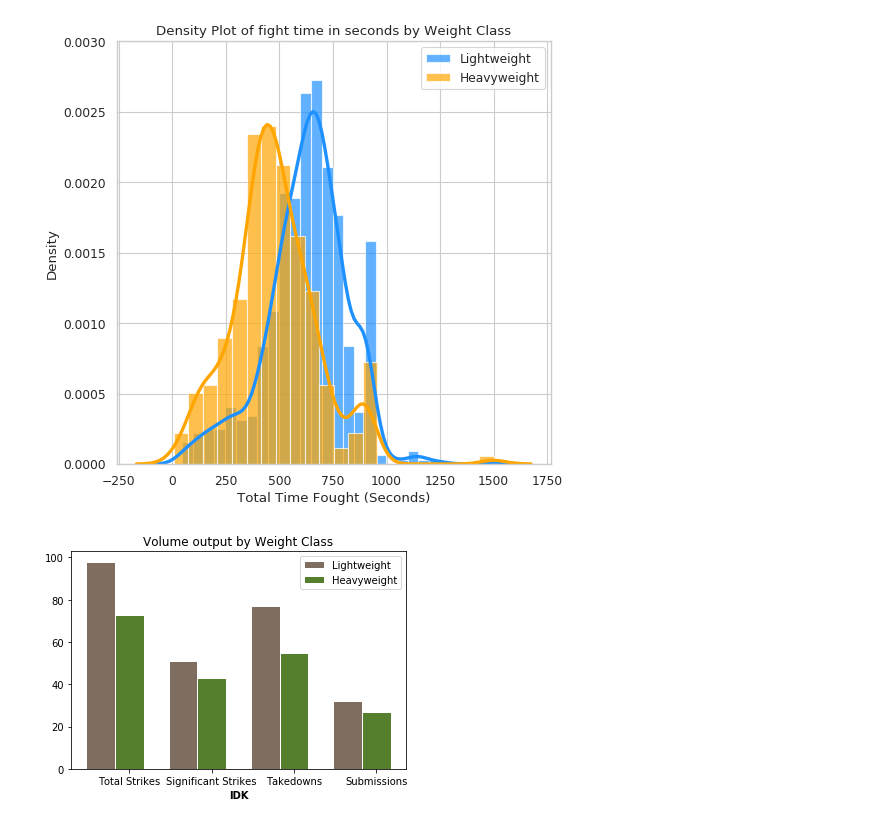
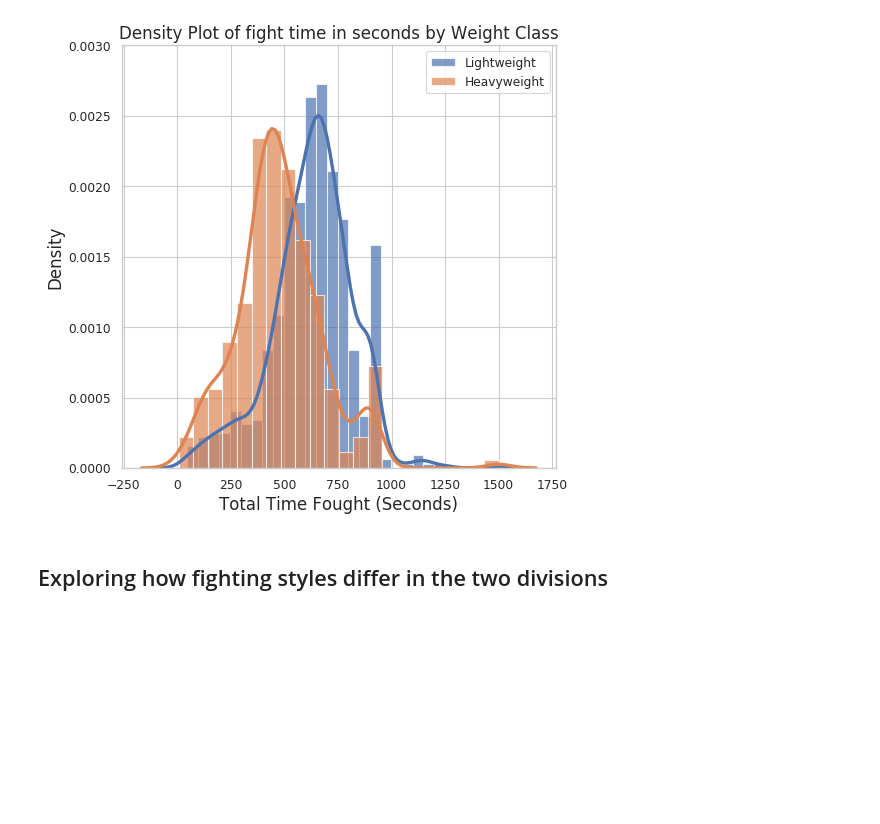
Before and after one commit to skredenmathias/DS-Unit-1-Build, a Jupyter notebook: Build_Week_1_UFC.ipynb, the cells around one changed output. Cells and saved outputs as stored; diff of their text form; code cells hidden in the pictures; blank space fills up the shorter version.

```diff
--- a/Build_Week_1_UFC.ipynb
+++ b/Build_Week_1_UFC.ipynb
@@ -121,35 +151,21 @@ sns.kdeplot(total_time_heavyweight);
 # %%
-# Consider drawing this one without whitegrid.
-
 # Draw Plot
 plt.figure(figsize=(7,7), dpi=80, )
-sns.distplot(total_time_lightweight, color="dodgerblue", label="Lightweight",
+sns.distplot(total_time_lightweight, label="Lightweight",
              hist_kws={'alpha':.7}, kde_kws={'linewidth':3})
-sns.distplot(total_time_heavyweight, color="orange", label="Heavyweight",
+sns.distplot(total_time_heavyweight, label="Heavyweight",
              hist_kws={'alpha':.7}, kde_kws={'linewidth':3})
-
+# Label
 plt.ylim(0, 0.003)
-plt.xlabel('Total Time Fought (Seconds)')
-plt.ylabel('Density')
-
-# Arrow / label
-# plt.annotate('Peaks', xy=(1, .0025), xytext=(7, .0025),
-#              bbox=dict(boxstyle='square', fc='green', linewidth=0.1),
-#              arrowprops=dict(facecolor='green', shrink=0.01, width=0.1),
-#              fontsize=12, color='white', horizontalalignment='center')
-
-# Another attempt
-# plt.text(-5, 0.002, "Text relative to the DATA centered at : (0.50, 0.02)",
-#          transform=plt.gca().transData, fontsize=14, ha='center', color='blue')
-
-# Text Relative to AXES
-# plt.text(0.50, 0.02, "Text relative to the AXES centered at : (0.50, 0.02)",
-#          transform=plt.gca().transAxes, fontsize=14, ha='center', color='blue')
+plt.xlabel('Total Time Fought (Seconds)', fontsize=15)
+plt.ylabel('Density', fontsize=15)
 
 # Decoration
-plt.title('Density Plot of fight time in seconds by Weight Class', fontsize=12)
+plt.title('Density Plot of fight time in seconds by Weight Class', fontsize=15)
 plt.legend()
 plt.show()
 # %% [output]
-[figure, old version]
+[figure, new version]
+# %% [markdown]
+## Exploring how fighting styles differ in the two divisions
 # %%
@@ -174,24 +189,3 @@ takedowns_landed_heavy = round(heavyweight['R_avg_TD_landed'].mean())
 lightweight_strikes = [strikes_attempted_light, strikes_connected_light, significant_strikes_attempted_light, significant_strikes_landed_light]
 heavyweight_strikes = [strikes_attempted_heavy, strikes_connected_heavy, significant_strikes_attempted_heavy, significant_strikes_landed_heavy]
-# %%
-bars1 = lightweight_strikes
-bars2 = heavyweight_strikes
-labels = ['Total Strikes', 'Significant Strikes', 'Takedowns', 'Submissions']
-
-width = 0.35 # Bar Width
-# Set position of the bar on X axis
-r1 = np.arange(len(bars1))
-r2 = [x + width for x in r1]
-# Plotting
-plt.bar(r1, bars1, color='#7f6d5f', width=width, edgecolor='white', label='Lightweight')
-plt.bar(r2, bars2, color='#557f2d', width=width, edgecolor='white', label='Heavyweight')
-
-# Add xticks on the middle of the group bars
-plt.xlabel('IDK', fontweight='bold')
-plt.xticks([r + width for r in range(len(bars1))], labels)
-plt.title("Volume output by Weight Class")
-plt.legend()
-plt.show()
-# %% [output]
-[figure, removed]
 # %%
```
Also changed, not shown: parts of 33 cells of this notebook.
